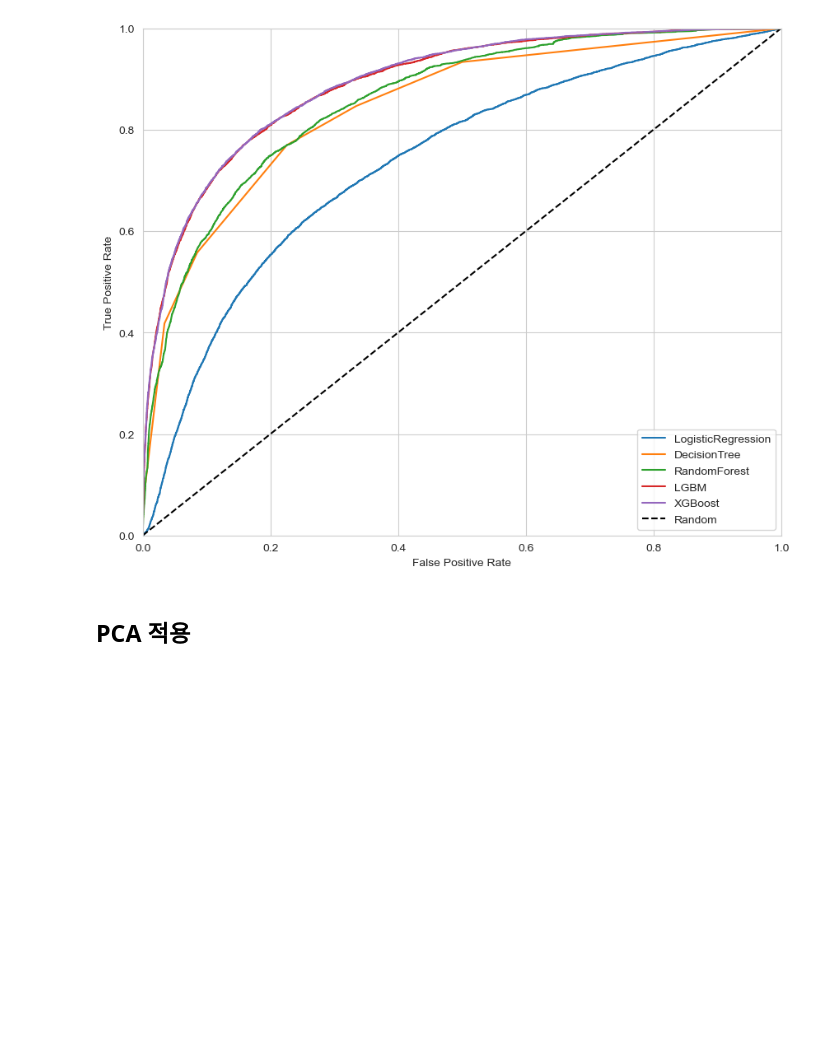
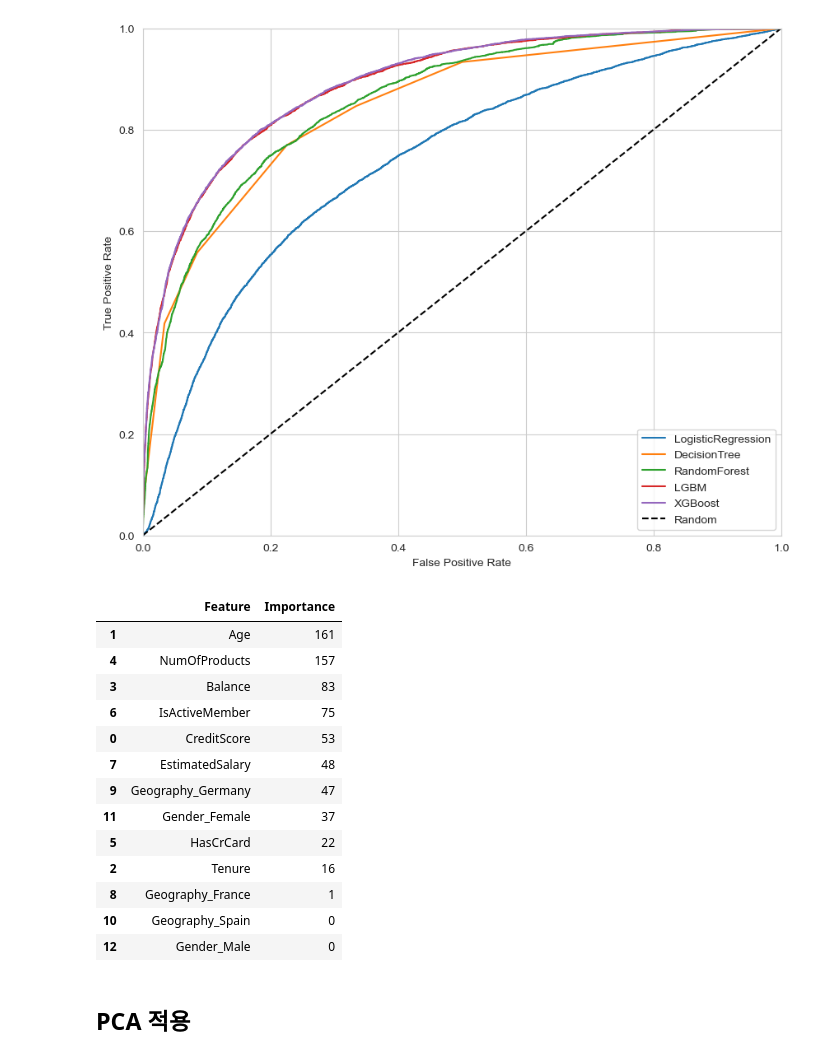
Before and after one commit to kikipark9/ML_Team_Project, a Jupyter notebook: model_source/02. Try_Model.ipynb, the cells around one changed output. Cells and saved outputs as stored; diff of their text form; code cells hidden in the pictures; blank space fills up the shorter version.

```diff
--- a/model_source/02. Try_Model.ipynb
+++ b/model_source/02. Try_Model.ipynb
@@ -461,6 +463,25 @@ def draw_roc_curve_plot(models, model_names, X_test, y_test):
 draw_roc_curve_plot(models, model_names, X_test, y_test)
 # %% [output]
 [figure]
+# %%
+lgbm_fi = pd.DataFrame(list(zip(X_train.columns, lgbm.feature_importances_)),
+                       columns=['Feature', 'Importance']).sort_values(by='Importance', ascending=False)
+lgbm_fi
+# %% [output]
+|  | Feature | Importance |
+| 1 | Age | 161 |
+| 4 | NumOfProducts | 157 |
+| 3 | Balance | 83 |
+| 6 | IsActiveMember | 75 |
+| 0 | CreditScore | 53 |
+| 7 | EstimatedSalary | 48 |
+| 9 | Geography_Germany | 47 |
+| 11 | Gender_Female | 37 |
+| 5 | HasCrCard | 22 |
+| 2 | Tenure | 16 |
+| 8 | Geography_France | 1 |
+| 10 | Geography_Spain | 0 |
+| 12 | Gender_Male | 0 |
 # %% [markdown]
 ## PCA 적용
 # %%
```
Also changed, not shown: parts of 12 cells of this notebook.
